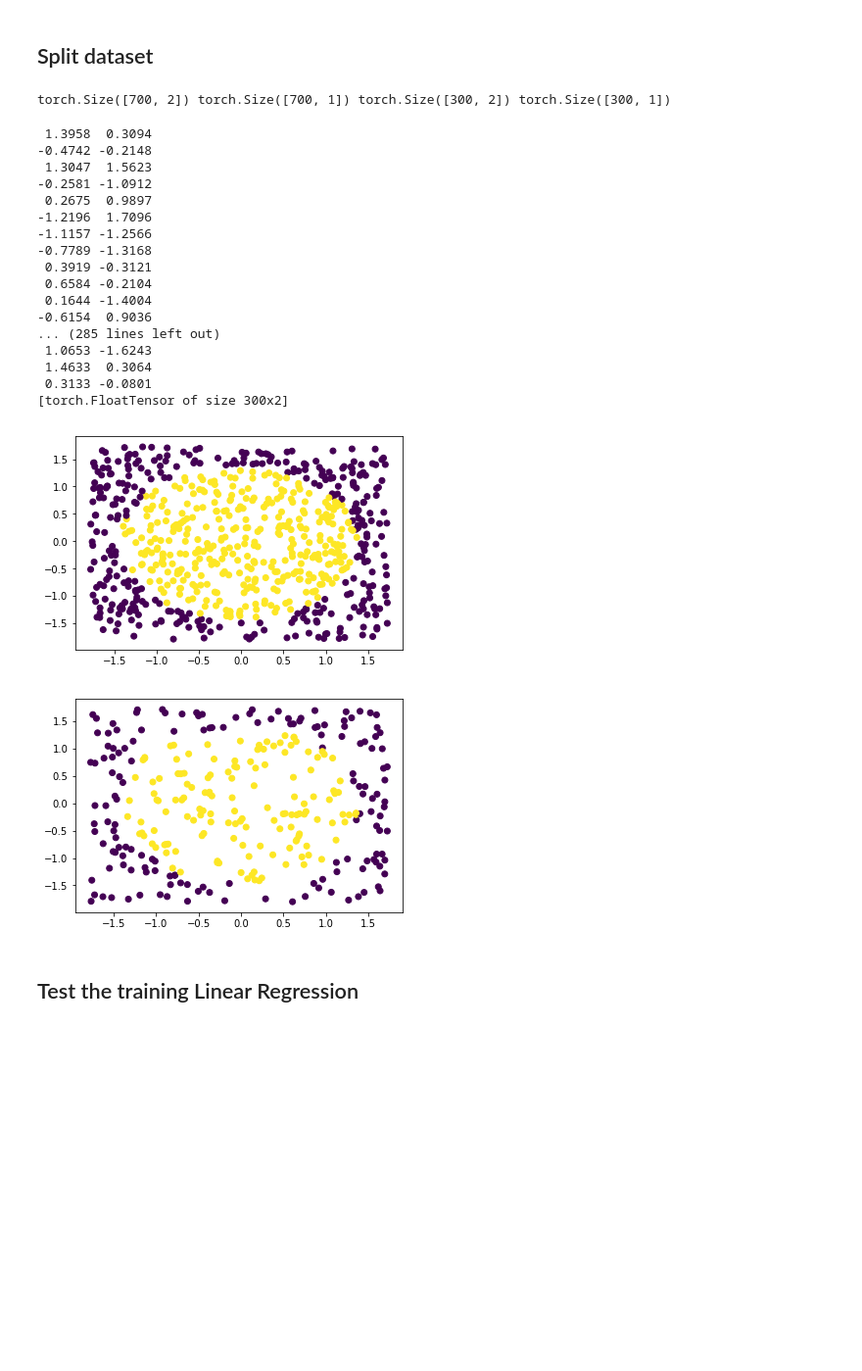
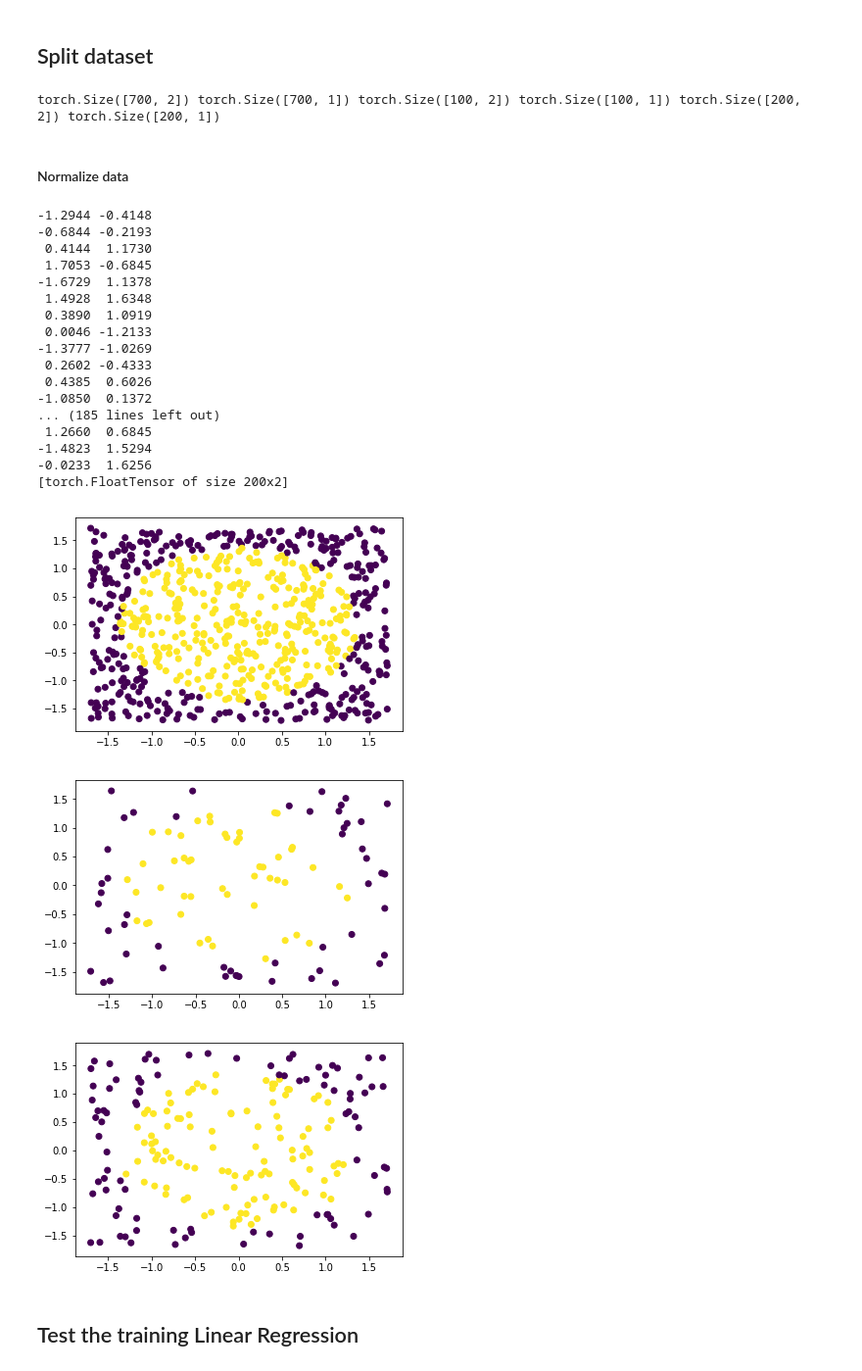
Before and after one commit to hbjornoy/deep-learning, a Jupyter notebook: project2/FB_project2.ipynb, the cells around one changed output. Shown at 98% size. Saved outputs shown, nothing was run; the diff lists cells and outputs as text; code cells hidden in the pictures; blank space fills up the shorter version.

```diff
--- a/project2/FB_project2.ipynb
+++ b/project2/FB_project2.ipynb
@@ -78,46 +84,50 @@ You should implement at least the modules: `Linear` (fully connected layer), `Re
 # %% [markdown]
 ## Split dataset
 # %%
-# comment out if you want non-linear dataset:
-#inputs, targets = linear_inputs, linear_targets
-
-# split the dataset into train and and test data
-train_inputs, train_targets, test_inputs, test_targets = HL.split_dataset(inputs, targets, train_perc=0.7)
-print(train_inputs.size(), train_targets.size(), test_inputs.size(), test_targets.size())
+# split the dataset into train and and validation data
+train_inputs, train_targets, validation_inputs, validation_targets, test_inputs, test_targets = HL.split_dataset(inputs, targets, train_perc=0.7, val_perc=0.1, test_perc=0.2)
+print(train_inputs.size(), train_targets.size(), validation_inputs.size(), validation_targets.size(), test_inputs.size(), test_targets.size())
 # %% [output]
-torch.Size([700, 2]) torch.Size([700, 1]) torch.Size([300, 2]) torch.Size([300, 1])
+torch.Size([700, 2]) torch.Size([700, 1]) torch.Size([100, 2]) torch.Size([100, 1]) torch.Size([200, 2]) torch.Size([200, 1])
+# %% [markdown]
+#### Normalize data
 # %%
-mu , std = train_inputs.mean() , train_inputs.std()
+mu , std = inputs.mean() , inputs.std()
 train_inputs.sub_( mu ).div_( std )
+validation_inputs.sub_( mu ).div_( std )
 test_inputs.sub_( mu ).div_( std )
 # %% [output]
- 1.3958  0.3094
--0.4742 -0.2148
- 1.3047  1.5623
--0.2581 -1.0912
- 0.2675  0.9897
--1.2196  1.7096
--1.1157 -1.2566
--0.7789 -1.3168
- 0.3919 -0.3121
- 0.6584 -0.2104
- 0.1644 -1.4004
--0.6154  0.9036
-... (285 lines left out)
- 1.0653 -1.6243
- 1.4633  0.3064
- 0.3133 -0.0801
-[torch.FloatTensor of size 300x2]
+-1.2944 -0.4148
+-0.6844 -0.2193
+ 0.4144  1.1730
+ 1.7053 -0.6845
+-1.6729  1.1378
+ 1.4928  1.6348
+ 0.3890  1.0919
+ 0.0046 -1.2133
+-1.3777 -1.0269
+ 0.2602 -0.4333
+ 0.4385  0.6026
+-1.0850  0.1372
+... (185 lines left out)
+ 1.2660  0.6845
+-1.4823  1.5294
+-0.0233  1.6256
+[torch.FloatTensor of size 200x2]
 # %%
 # plot the data
 plt.scatter(train_inputs[:,0].numpy(), train_inputs[:,1].numpy(), c=np.squeeze(train_targets.numpy()))
 plt.show()
 
+plt.scatter(validation_inputs[:,0].numpy(), validation_inputs[:,1].numpy(), c=np.squeeze(validation_targets.numpy()))
+plt.show()
+
 plt.scatter(test_inputs[:,0].numpy(), test_inputs[:,1].numpy(), c=np.squeeze(test_targets.numpy()))
 plt.show()
 # %% [output]
-[figure, old version]
+[figure, new version]
-[figure, old version]
+[figure, new version]
+[figure, added]
 # %% [markdown]
 ## Test the training Linear Regression
 # %% [markdown]
```
Also changed, not shown: parts of 24 cells of this notebook, 2 other files.
